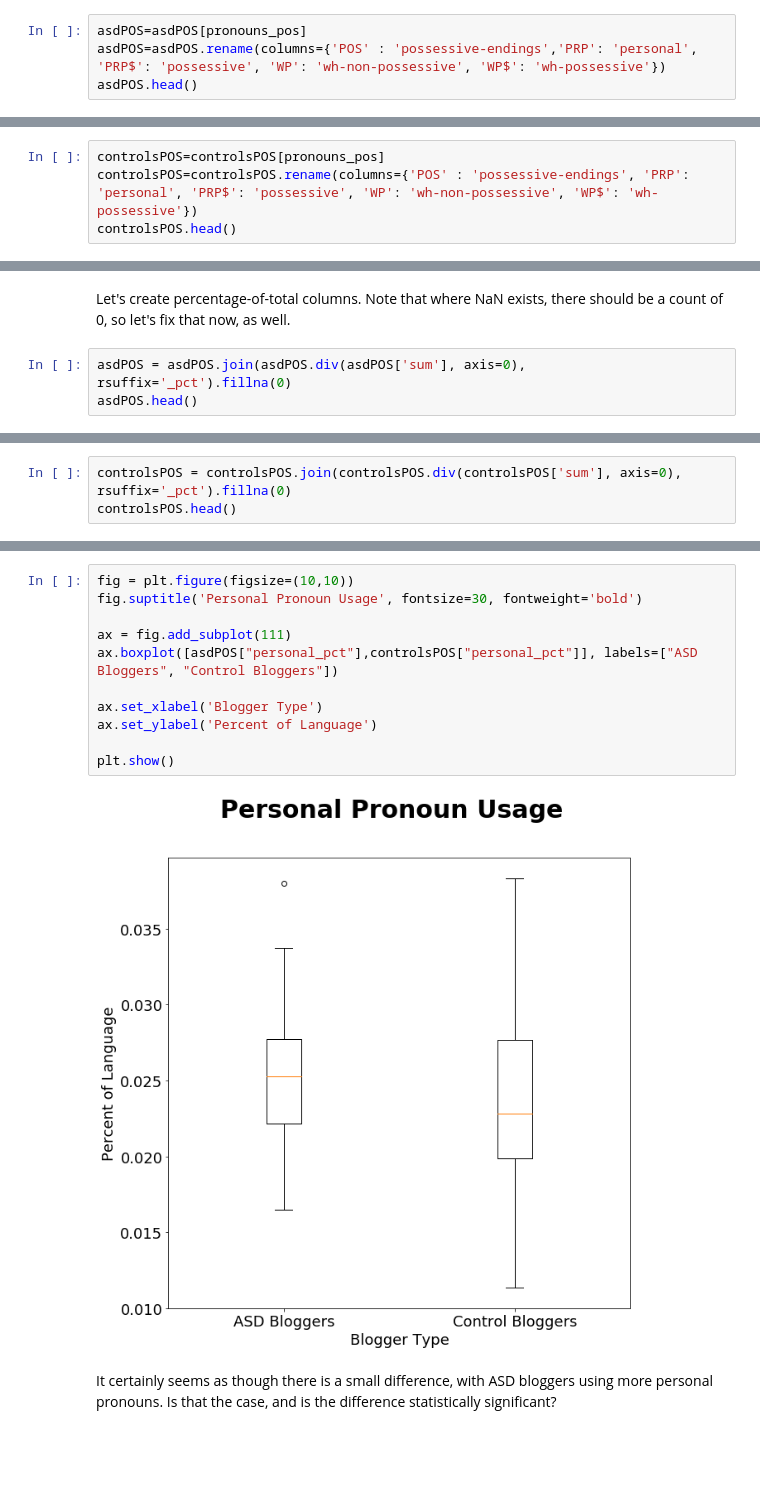
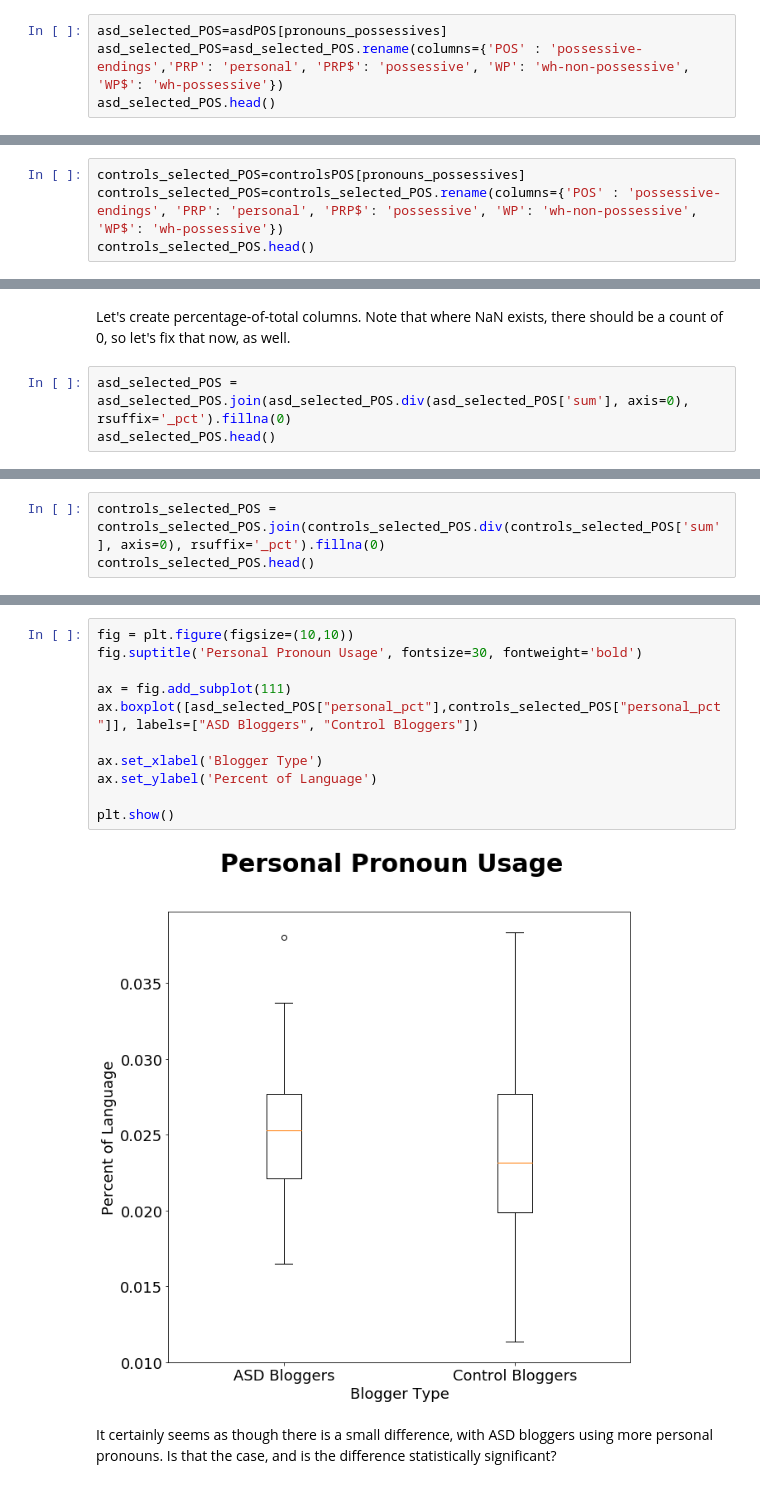
Before and after one commit to pm0kjp/cuny-capstone, a Jupyter notebook: scripts/statistical_comparisons.ipynb, the cells around one changed output, grey strips where cells are left out. Cells and saved outputs as stored; diff of their text form; blank space fills up the shorter version.

```diff
--- a/scripts/statistical_comparisons.ipynb
+++ b/scripts/statistical_comparisons.ipynb
@@ -47,9 +51,9 @@ pronouns_pos = ["POS", "PRP", "PRP$", "WP", "WP$","sum"]
 # %% [markdown]
 Let's peek at what our POS data frames look like. Because the dollar sign causes problems in rendering Jupyter notebooks in GitHub, we'll replace it before proceeding.
 # %%
-asdPOS=asdPOS[pronouns_pos]
-asdPOS=asdPOS.rename(columns={'POS' : 'possessive-endings','PRP': 'personal', 'PRP$': 'possessive', 'WP': 'wh-non-possessive', 'WP$': 'wh-possessive'})
-asdPOS.head()
+asd_selected_POS=asdPOS[pronouns_possessives]
+asd_selected_POS=asd_selected_POS.rename(columns={'POS' : 'possessive-endings','PRP': 'personal', 'PRP$': 'possessive', 'WP': 'wh-non-possessive', 'WP$': 'wh-possessive'})
+asd_selected_POS.head()
 # %% [output]
 |  | possessive-endings | personal | possessive | wh-non-possessive | wh-possessive | sum |
 | 0 | 10.0 | 17928.0 | 6795.0 | 2336.0 | 36.0 | 716455.0 |
@@ -60,6 +64,6 @@ asdPOS.head()
 # %%
-controlsPOS=controlsPOS[pronouns_pos]
-controlsPOS=controlsPOS.rename(columns={'POS' : 'possessive-endings', 'PRP': 'personal', 'PRP$': 'possessive', 'WP': 'wh-non-possessive', 'WP$': 'wh-possessive'})
-controlsPOS.head()
+controls_selected_POS=controlsPOS[pronouns_possessives]
+controls_selected_POS=controls_selected_POS.rename(columns={'POS' : 'possessive-endings', 'PRP': 'personal', 'PRP$': 'possessive', 'WP': 'wh-non-possessive', 'WP$': 'wh-possessive'})
+controls_selected_POS.head()
 # %% [output]
 |  | possessive-endings | personal | possessive | wh-non-possessive | wh-possessive | sum |
@@ -71,8 +75,8 @@ controlsPOS.head()
 # %% [markdown]
 Let's create percentage-of-total columns.  Note that where NaN exists, there should be a count of 0, so let's fix that now, as well.
 # %%
-asdPOS = asdPOS.join(asdPOS.div(asdPOS['sum'], axis=0), rsuffix='_pct').fillna(0)
-asdPOS.head()
+asd_selected_POS = asd_selected_POS.join(asd_selected_POS.div(asd_selected_POS['sum'], axis=0), rsuffix='_pct').fillna(0)
+asd_selected_POS.head()
 # %% [output]
 |  | possessive-endings | personal | possessive | wh-non-possessive | wh-possessive | sum | ... |
 | 0 | 10.0 | 17928.0 | 6795.0 | 2336.0 | 36.0 | 716455.0 | ... |
@@ -83,5 +87,5 @@ asdPOS.head()
 # %%
-controlsPOS = controlsPOS.join(controlsPOS.div(controlsPOS['sum'], axis=0), rsuffix='_pct').fillna(0)
-controlsPOS.head()
+controls_selected_POS = controls_selected_POS.join(controls_selected_POS.div(controls_selected_POS['sum'], axis=0), rsuffix='_pct').fillna(0)
+controls_selected_POS.head()
 # %% [output]
 |  | possessive-endings | personal | possessive | wh-non-possessive | wh-possessive | sum | ... |
@@ -97,16 +107,16 @@ controlsPOS.head()
 # %%
 fig = plt.figure(figsize=(10,10))
 fig.suptitle('Personal Pronoun Usage', fontsize=30, fontweight='bold')
 
 ax = fig.add_subplot(111)
-ax.boxplot([asdPOS["personal_pct"],controlsPOS["personal_pct"]], labels=["ASD Bloggers", "Control Bloggers"])
+ax.boxplot([asd_selected_POS["personal_pct"],controls_selected_POS["personal_pct"]], labels=["ASD Bloggers", "Control Bloggers"])
 
 ax.set_xlabel('Blogger Type')
 ax.set_ylabel('Percent of Language')
 
 plt.show()
 # %% [output]
-[figure, old version]
+[figure, new version]
 # %% [markdown]
 It certainly seems as though there is a small difference, with ASD bloggers using more personal pronouns.  Is that the case, and is the difference statistically significant?
 # %%
```
Also changed, not shown: parts of 32 cells of this notebook, 1 other file.
